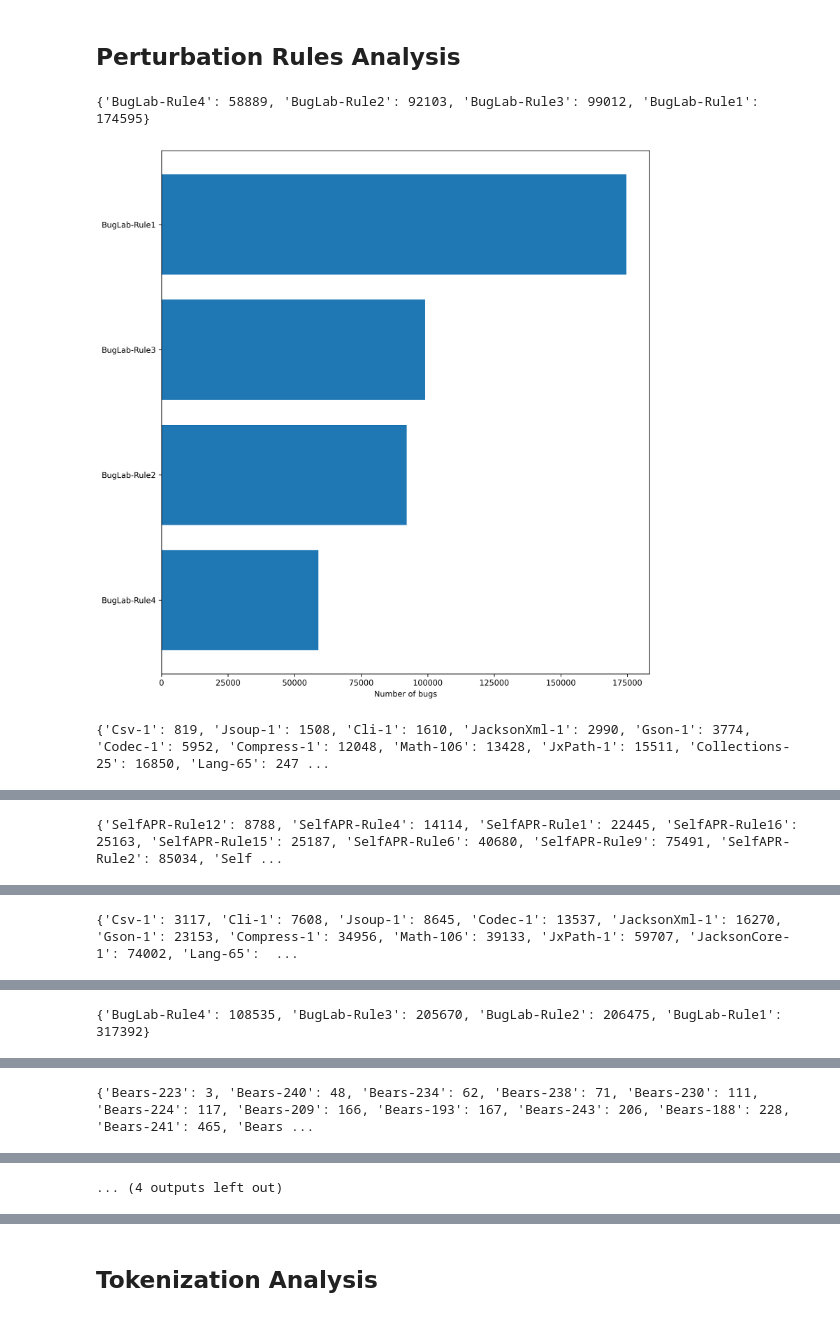
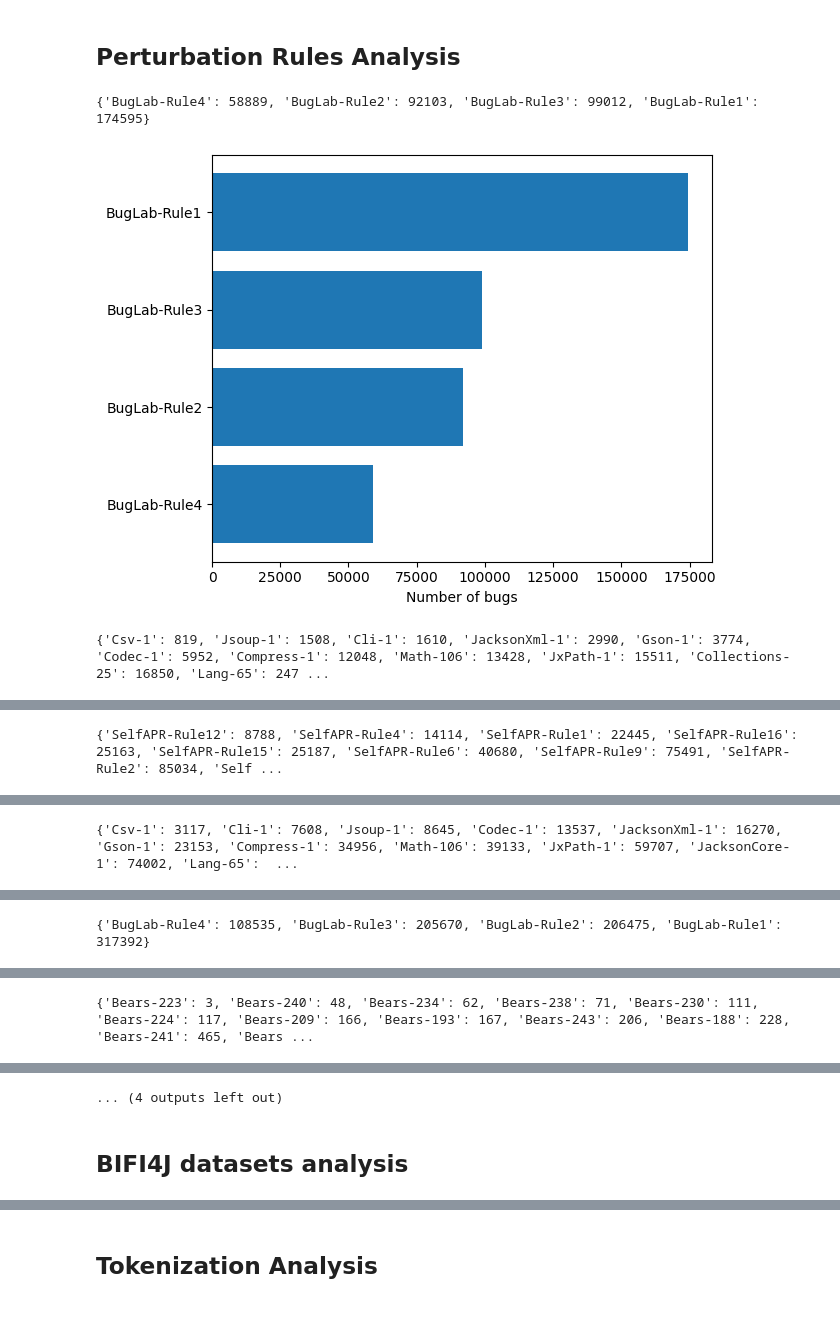
Before and after one commit to andre15silva/mufin, a Jupyter notebook: dataset_analysis.ipynb, the cells around one changed output, grey strips where cells are left out. Saved outputs shown, nothing was run; the diff lists cells and outputs as text; code cells hidden in the pictures.

Commit message:
update results

```diff
--- a/dataset_analysis.ipynb
+++ b/dataset_analysis.ipynb
@@ -109,38 +109,37 @@ for dataset in datasets:
         rule = rule_to_rule[example["perturb_rule"]]
         if rule in rule_frequency:
             rule_frequency[rule] += 1
         else:
             rule_frequency[rule] = 1
 
         project = "-".join(example["identifier"].split("-", 2)[:2])
         if project in project_frequency:
             project_frequency[project] += 1
         else:
             project_frequency[project] = 1
 
     # Sort by aboslute frequency
     rule_frequency = dict(sorted(rule_frequency.items(), key=lambda item: item[1]))
     project_frequency = dict(sorted(project_frequency.items(), key=lambda item: item[1]))
 
     # Plot
     print(rule_frequency)
-    figure(figsize=(10, 10), dpi=300)
     plt.barh(list(rule_frequency.keys()), list(rule_frequency.values()))
     plt.xlabel("Number of bugs")
     plt.tight_layout()
-    plt.savefig("results/data_collection/%s_%s_rule_freq.pdf" % (dataset["orig_dataset"].lower(), dataset["perturbation_model"].lower()))
+    plt.savefig("results/data/initialization/%s_%s_rule_freq.svg" % (dataset["orig_dataset"].lower(), dataset["perturbation_model"].lower()))
     plt.show()
 
     print(project_frequency)
-    figure(figsize=(10, 10), dpi=300)
+    figure(figsize=(10, 10))
     plt.barh(list(project_frequency.keys()), list(project_frequency.values()))
     plt.xlabel("Number of bugs")
     plt.tight_layout()
-    plt.savefig("results/data_collection/%s_%s_project_freq.pdf" % (dataset["orig_dataset"].lower(), dataset["perturbation_model"].lower()))
+    plt.savefig("results/data/initialization/%s_%s_project_freq.svg" % (dataset["orig_dataset"].lower(), dataset["perturbation_model"].lower()))
     plt.show()
 # %% [output]
 {'BugLab-Rule4': 58889, 'BugLab-Rule2': 92103, 'BugLab-Rule3': 99012, 'BugLab-Rule1': 174595}
-[figure, old version]
+[figure, new version]
 {'Csv-1': 819, 'Jsoup-1': 1508, 'Cli-1': 1610, 'JacksonXml-1': 2990, 'Gson-1': 3774, 'Codec-1': 5952, 'Compress-1': 12048, 'Math-106': 13428, 'JxPath-1': 15511, 'Collections-25': 16850, 'Lang-65': 247 ...
 [figure]
 {'SelfAPR-Rule12': 8788, 'SelfAPR-Rule4': 14114, 'SelfAPR-Rule1': 22445, 'SelfAPR-Rule16': 25163, 'SelfAPR-Rule15': 25187, 'SelfAPR-Rule6': 40680, 'SelfAPR-Rule9': 75491, 'SelfAPR-Rule2': 85034, 'Self ...
@@ -152,3 +151,5 @@ for dataset in datasets:
 {'Bears-223': 3, 'Bears-240': 48, 'Bears-234': 62, 'Bears-238': 71, 'Bears-230': 111, 'Bears-224': 117, 'Bears-209': 166, 'Bears-193': 167, 'Bears-243': 206, 'Bears-188': 228, 'Bears-241': 465, 'Bears ...
 [figure]
 ... (4 outputs left out)
+# %% [markdown]
+## BIFI4J datasets analysis
```
Also changed, not shown: parts of 4 cells of this notebook.
